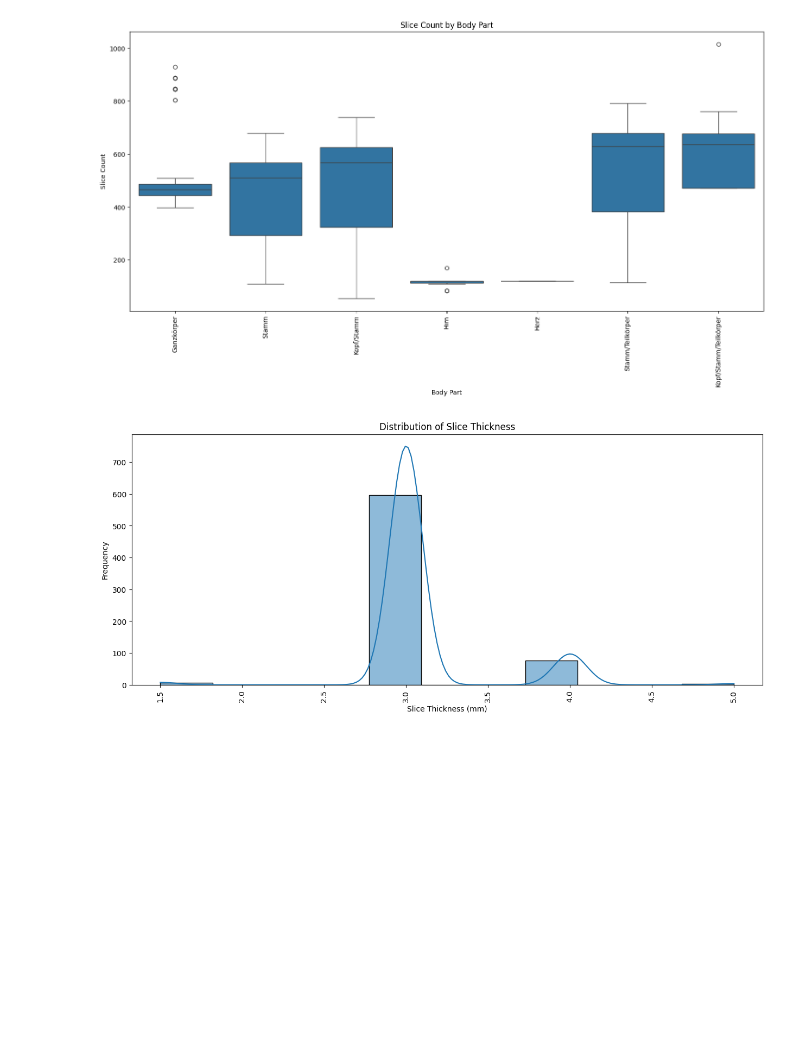
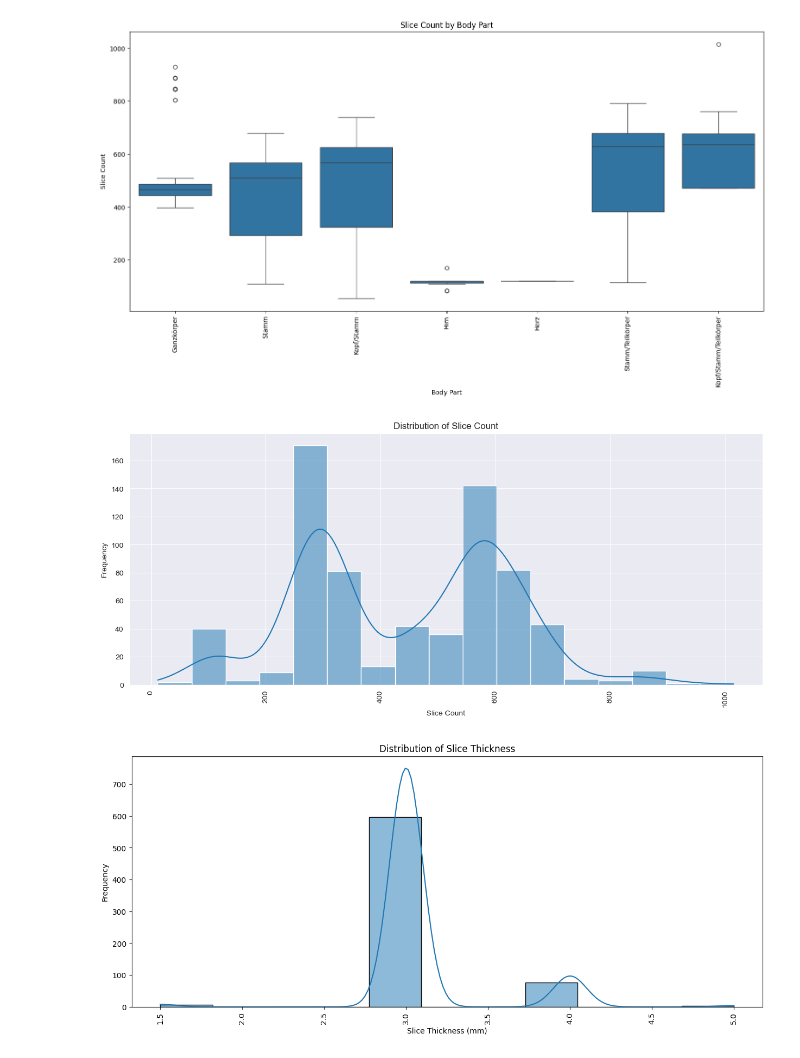
Before and after one commit to Justin-SG/inferring_body_weight_from_ct_scans, a Jupyter notebook: 2_EDA/EDA_Metadata.ipynb, the cells around one changed output. Saved outputs shown, nothing was run; the diff lists cells and outputs as text; code cells hidden in the pictures; blank space fills up the shorter version.

```diff
--- a/2_EDA/EDA_Metadata.ipynb
+++ b/2_EDA/EDA_Metadata.ipynb
@@ -188,6 +197,18 @@ plt.ylabel('Slice Count')
 plt.show()
 # %% [output]
 [figure]
+# %%
+# SliceCount distribution
+plt.figure(figsize=(15, 6))
+sns.histplot(df_cleaned['SliceCount'], kde=True)
+plt.title('Distribution of Slice Count')
+plt.xlabel('Slice Count')
+plt.xticks(rotation=90)
+plt.ylabel('Frequency')
+
+plt.show()
+# %% [output]
+[figure, added]
 # %%
 # SliceThickness distribution
 plt.figure(figsize=(15, 6))
```
Also changed, not shown: parts of 6 cells of this notebook, 1 other file.
